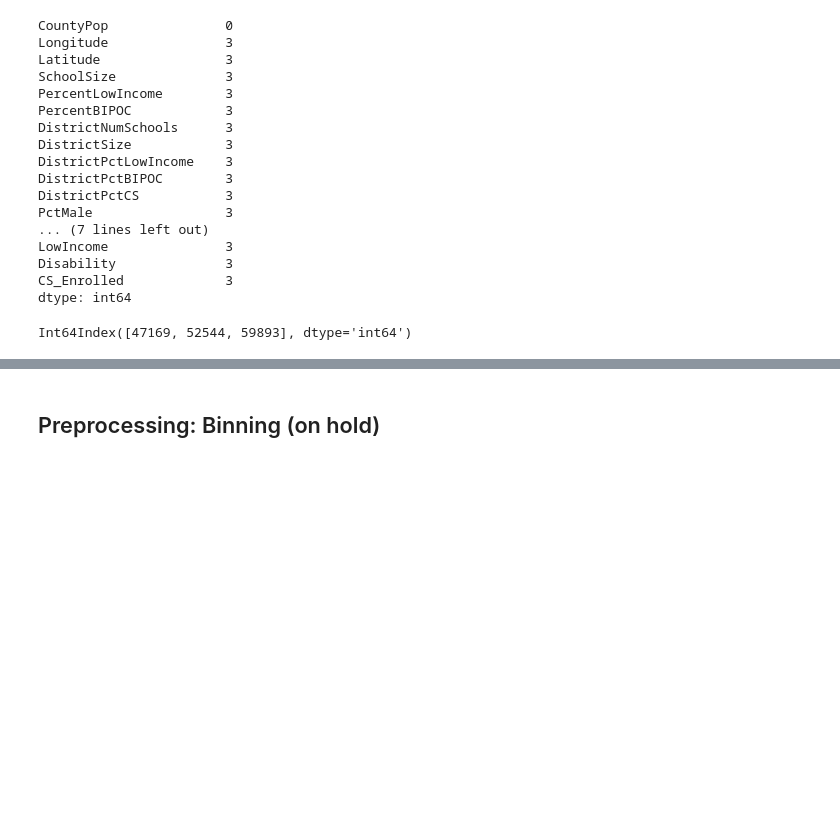
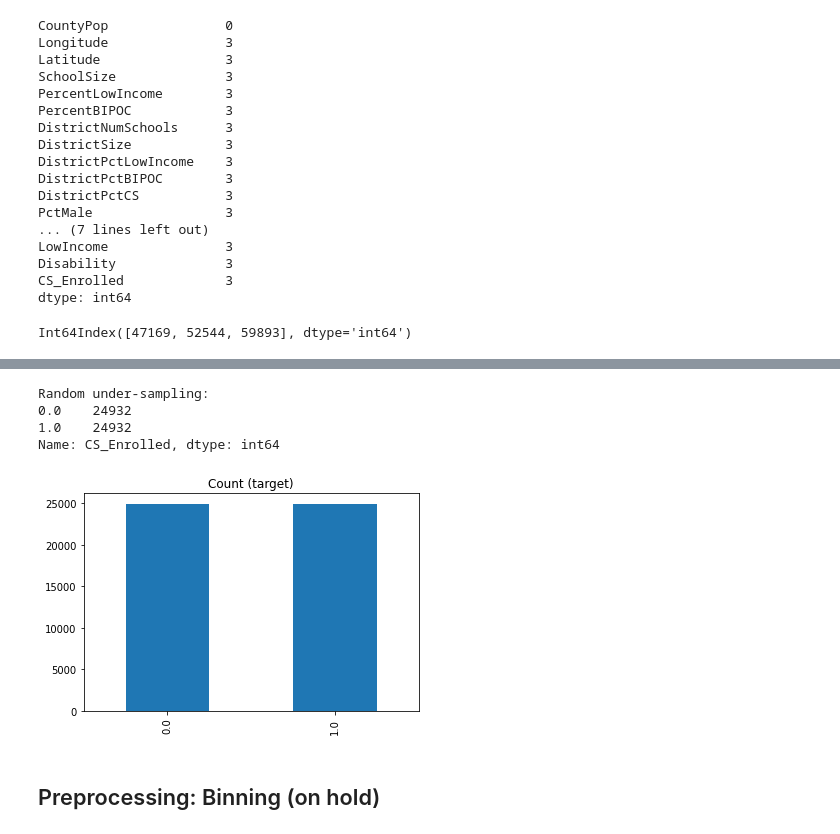
Before and after one commit to brinkbrink/WA_CS_v2, a Jupyter notebook: StudentAnalysis-2.ipynb, the cells around one changed output, grey strips where cells are left out. Drawn from its saved outputs; the diff is of its cells as text; code cells hidden in the pictures; blank space fills up the shorter version.

```diff
--- a/StudentAnalysis-2.ipynb
+++ b/StudentAnalysis-2.ipynb
@@ -809,3 +831,22 @@ df_for_tree = df_for_tree.dropna()
+# %%
+count_class_0, count_class_1 = undersample_df.CS_Enrolled.value_counts()
+
+df_class_0 = undersample_df[undersample_df['CS_Enrolled'] == 0]
+df_class_1 = undersample_df[undersample_df['CS_Enrolled'] == 1]
+
+df_class_0_under = df_class_0.sample(count_class_1)
+df_test_under = pd.concat([df_class_0_under, df_class_1], axis=0)
+
+print('Random under-sampling:')
+print(df_test_under.CS_Enrolled.value_counts())
+
+df_test_under.CS_Enrolled.value_counts().plot(kind='bar', title='Count (target)');
+# %% [output]
+Random under-sampling:
+0.0    24932
+1.0    24932
+Name: CS_Enrolled, dtype: int64
+[figure, added]
 # %% [markdown]
 ## Preprocessing: Binning (on hold)
 # %% [markdown]
```
Also changed, not shown: parts of 30 cells of this notebook.
